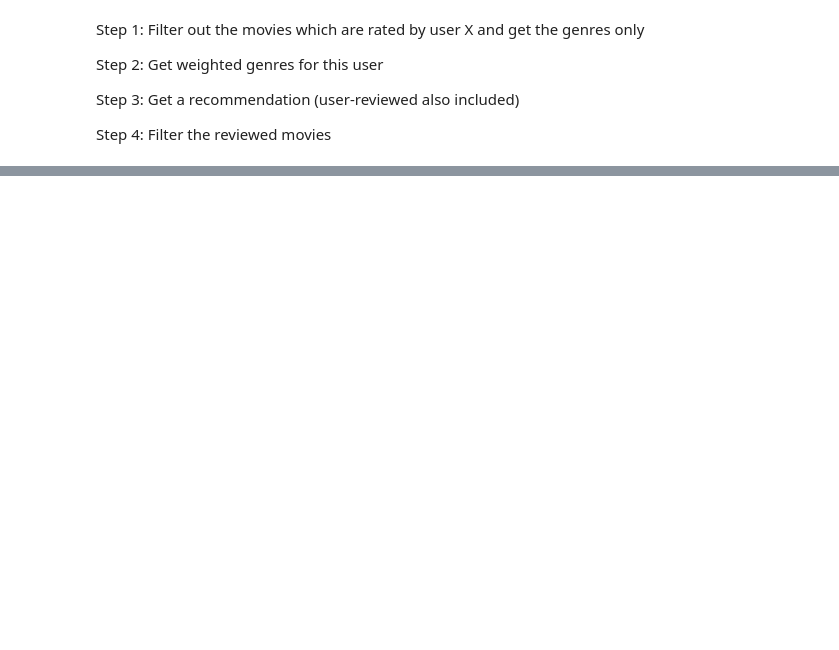
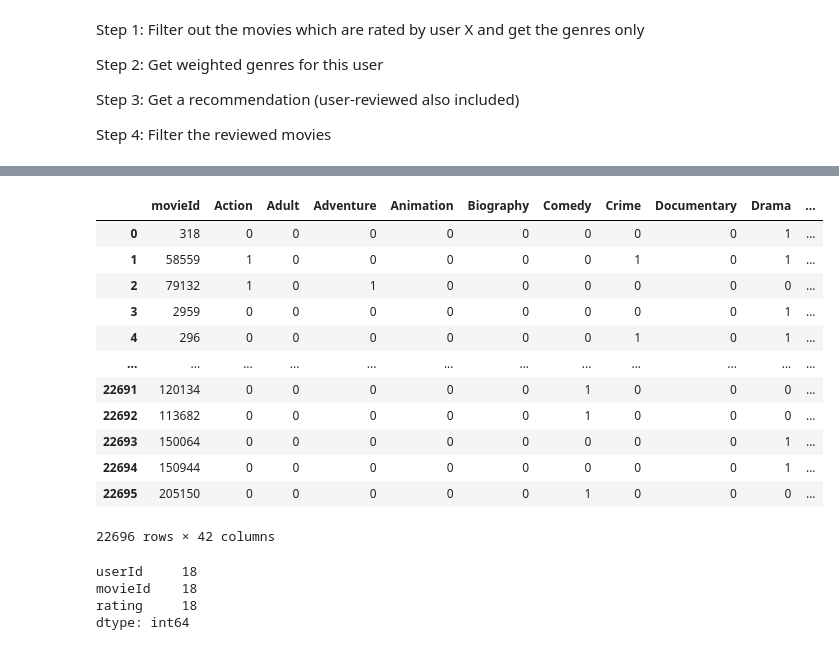
Before and after one commit to vincentlewi/import-group_name, a Jupyter notebook: content_based_kev.ipynb, the cells around one changed output, grey strips where cells are left out. Cells and saved outputs as stored; diff of their text form; code cells hidden in the pictures; blank space fills up the shorter version.

Commit message:
added budget and num of imdb rating

```diff
--- a/content_based_kev.ipynb
+++ b/content_based_kev.ipynb
@@ -310,0 +377,6 @@ movieId
+# %%
+df_movies = df_movies_original[['movieId']]
+# %%
+genres_columns = df_movies_original.iloc[:,15:44]
+print(genres_columns.head())
+df_movies = df_movies.join(genres_columns)
@@ -310,0 +401,4 @@ movieId
+# %%
+num_rating_columns = pd.get_dummies(df_movies_original.num_of_rating_bins, prefix='num_rating')
+print(num_rating_columns.head())
+df_movies = df_movies.join(num_rating_columns)
@@ -310,0 +419,4 @@ movieId
+# %%
+budget_columns = pd.get_dummies(df_movies_original.budget_bins, prefix='budget')
+print(budget_columns.head())
+df_movies = df_movies.join(budget_columns)
@@ -310,0 +437,16 @@ movieId
+# %%
+df_movies
+# %% [output]
+|  | movieId | Action | Adult | Adventure | Animation | Biography | Comedy | Crime | Documentary | Drama | ... |
+| 0 | 318 | 0 | 0 | 0 | 0 | 0 | 0 | 0 | 0 | 1 | ... |
+| 1 | 58559 | 1 | 0 | 0 | 0 | 0 | 0 | 1 | 0 | 1 | ... |
+| 2 | 79132 | 1 | 0 | 1 | 0 | 0 | 0 | 0 | 0 | 0 | ... |
+| 3 | 2959 | 0 | 0 | 0 | 0 | 0 | 0 | 0 | 0 | 1 | ... |
+| 4 | 296 | 0 | 0 | 0 | 0 | 0 | 0 | 1 | 0 | 1 | ... |
+| ... | ... | ... | ... | ... | ... | ... | ... | ... | ... | ... | ... |
+| 22691 | 120134 | 0 | 0 | 0 | 0 | 0 | 1 | 0 | 0 | 0 | ... |
+| 22692 | 113682 | 0 | 0 | 0 | 0 | 0 | 1 | 0 | 0 | 0 | ... |
+| 22693 | 150064 | 0 | 0 | 0 | 0 | 0 | 0 | 0 | 0 | 1 | ... |
+| 22694 | 150944 | 0 | 0 | 0 | 0 | 0 | 0 | 0 | 0 | 1 | ... |
+| 22695 | 205150 | 0 | 0 | 0 | 0 | 0 | 1 | 0 | 0 | 0 | ... |
+22696 rows × 42 columns
@@ -310,0 +455,7 @@ movieId
+# %%
+df_ratings[df_ratings.userId == 1].count()
+# %% [output]
+userId     18
+movieId    18
+rating     18
+dtype: int64
```
Also changed, not shown: parts of 31 cells of this notebook.
